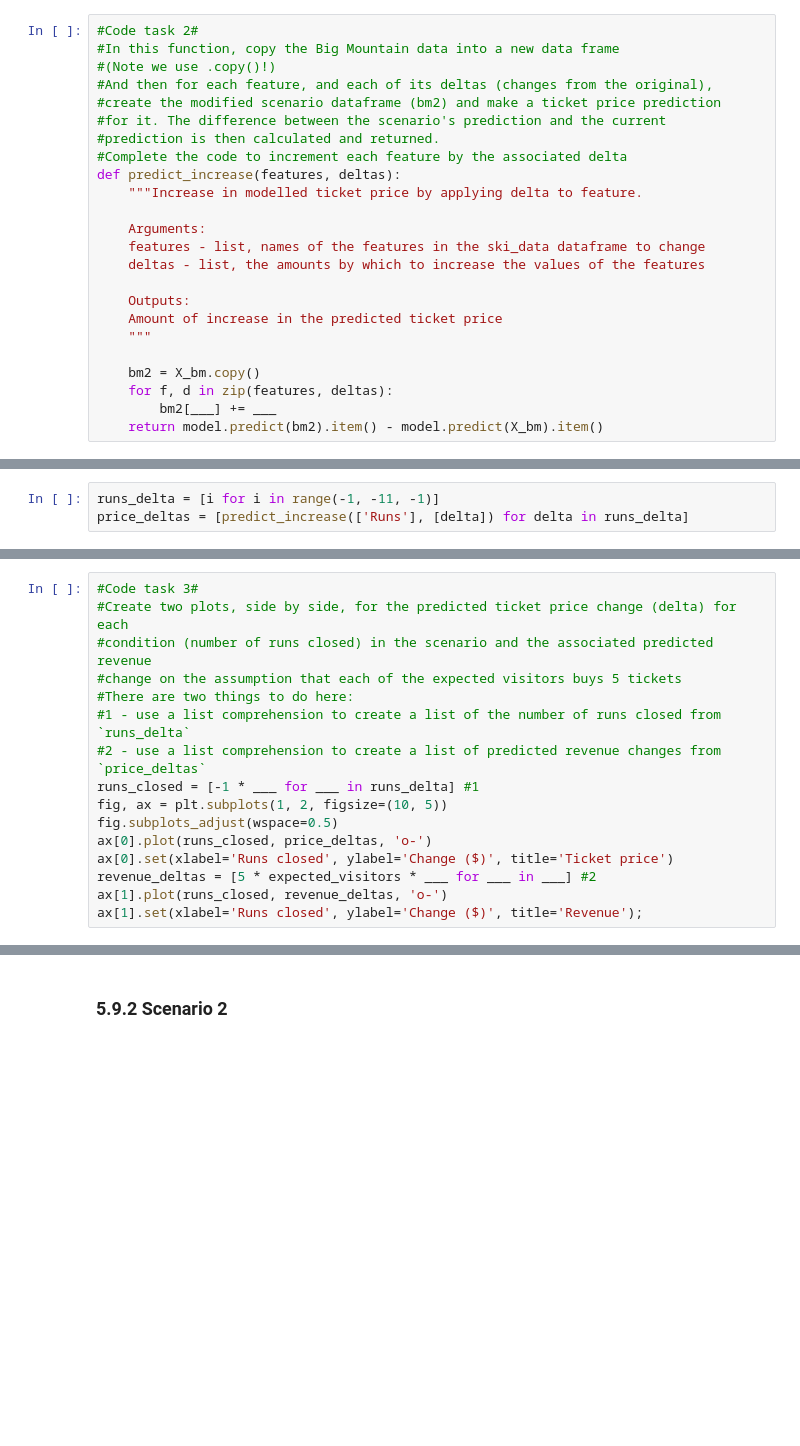
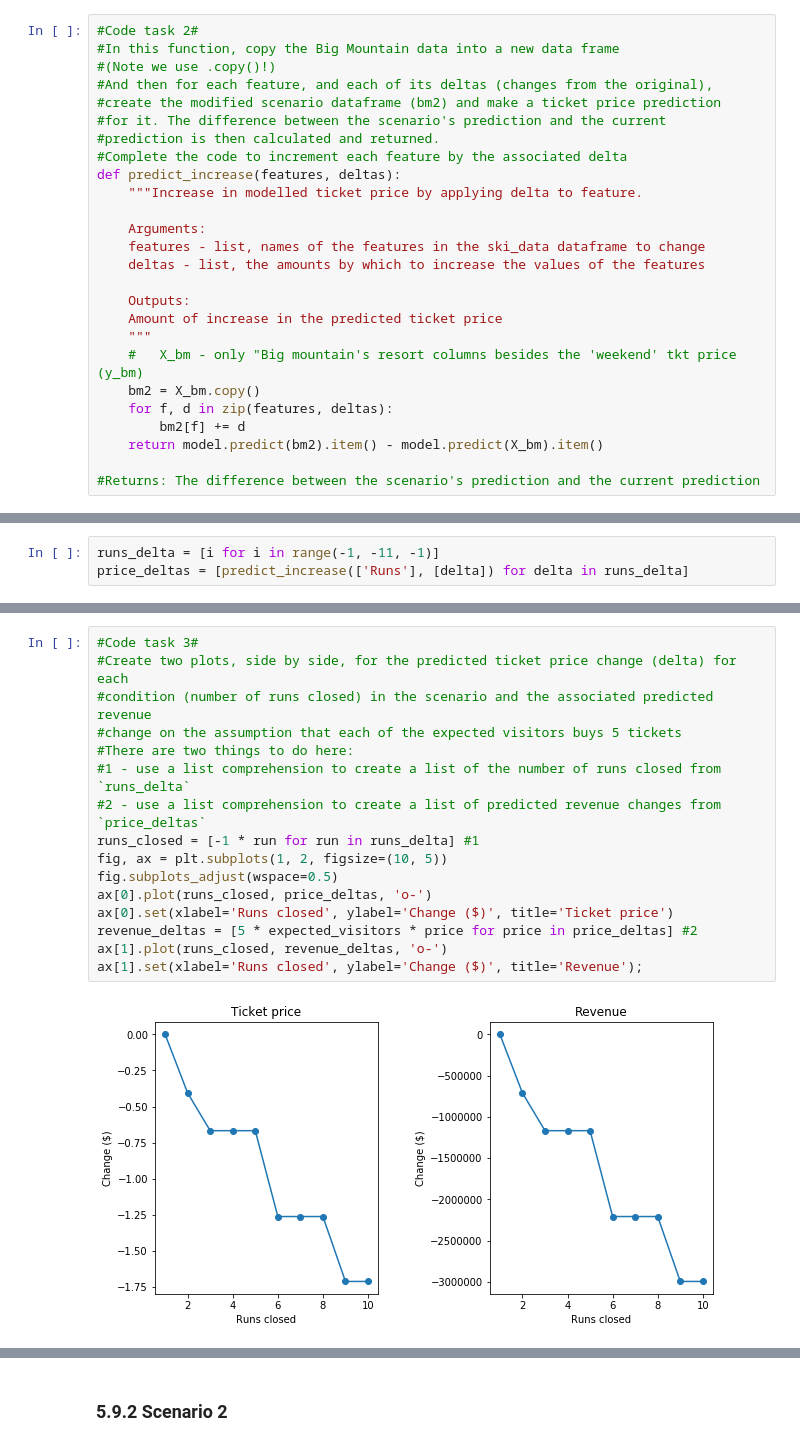
Before and after one commit to Libiv/DataScienceGuidedCapstone, a Jupyter notebook: Notebooks/05_modeling.ipynb, the cells around one changed output, grey strips where cells are left out. Drawn from its saved outputs; the diff is of its cells as text; blank space fills up the shorter version.

```diff
--- a/Notebooks/05_modeling.ipynb
+++ b/Notebooks/05_modeling.ipynb
@@ -252,11 +351,13 @@ def predict_increase(features, deltas):
     Outputs:
     Amount of increase in the predicted ticket price
     """
-
+    #   X_bm - only "Big mountain's resort columns besides the 'weekend' tkt price (y_bm)
     bm2 = X_bm.copy()
     for f, d in zip(features, deltas):
-        bm2[___] += ___
+        bm2[f] += d
     return model.predict(bm2).item() - model.predict(X_bm).item()
+
+#Returns: The difference between the scenario's prediction and the current prediction
 # %% [markdown]
 ### 5.9.1 Scenario 1<a id='5.9.1_Scenario_1'></a>
 # %% [markdown]
@@ -271,17 +385,19 @@ price_deltas
 # %%
 #Code task 3#
 #Create two plots, side by side, for the predicted ticket price change (delta) for each
 #condition (number of runs closed) in the scenario and the associated predicted revenue
 #change on the assumption that each of the expected visitors buys 5 tickets
 #There are two things to do here:
 #1 - use a list comprehension to create a list of the number of runs closed from `runs_delta`
 #2 - use a list comprehension to create a list of predicted revenue changes from `price_deltas`
-runs_closed = [-1 * ___ for ___ in runs_delta] #1
+runs_closed = [-1 * run for run in runs_delta] #1
 fig, ax = plt.subplots(1, 2, figsize=(10, 5))
 fig.subplots_adjust(wspace=0.5)
 ax[0].plot(runs_closed, price_deltas, 'o-')
 ax[0].set(xlabel='Runs closed', ylabel='Change ($)', title='Ticket price')
-revenue_deltas = [5 * expected_visitors * ___ for ___ in ___] #2
+revenue_deltas = [5 * expected_visitors * price for price in price_deltas] #2
 ax[1].plot(runs_closed, revenue_deltas, 'o-')
 ax[1].set(xlabel='Runs closed', ylabel='Change ($)', title='Revenue');
+# %% [output]
+[figure, added]
 # %% [markdown]
```
Also changed, not shown: parts of 41 cells of this notebook, 1 other file.
